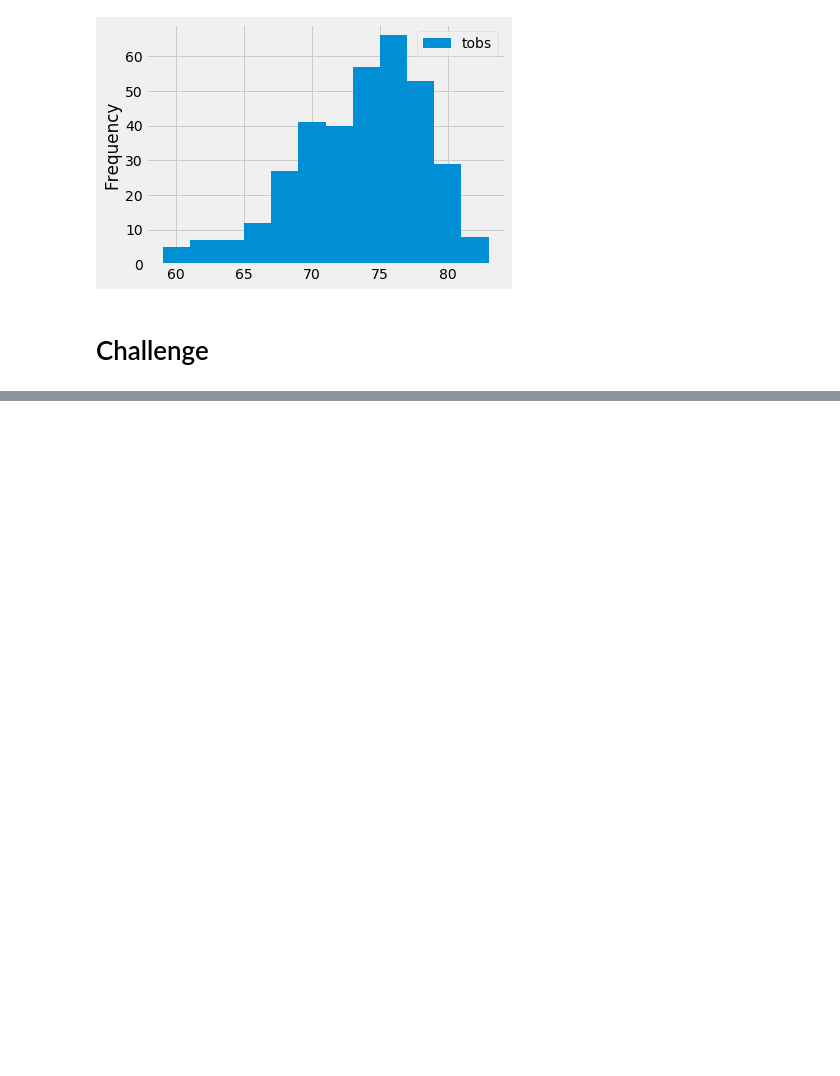
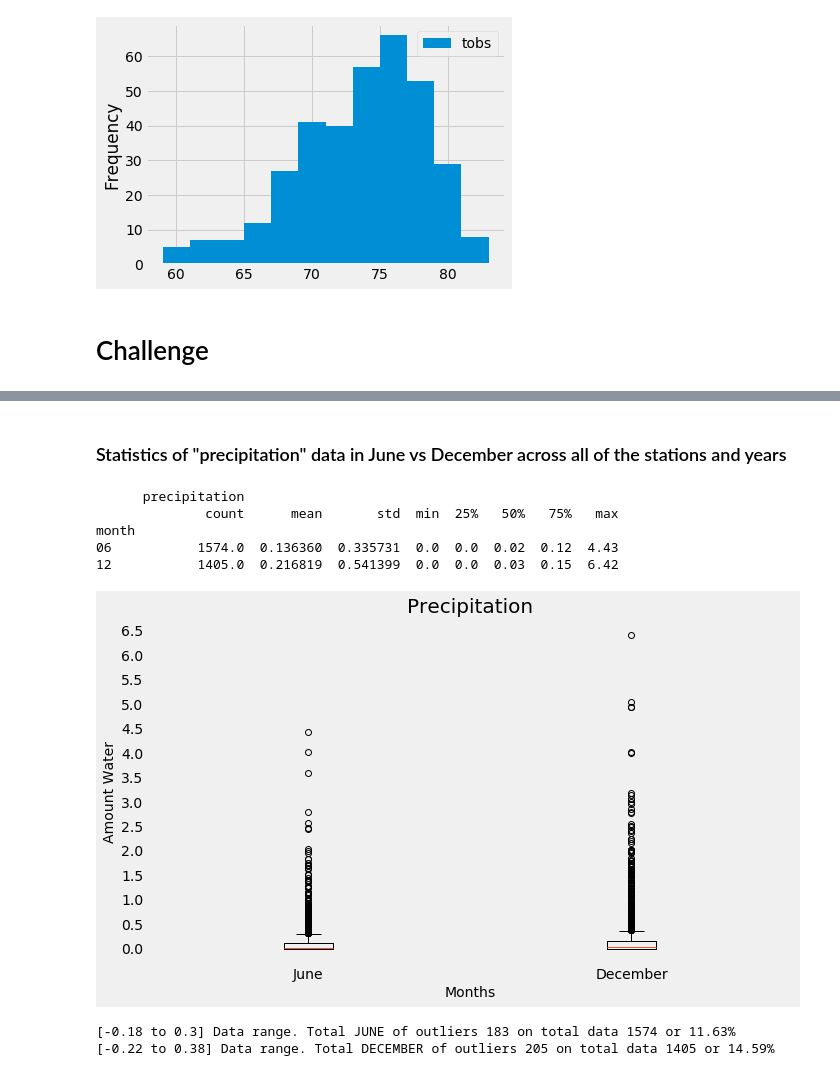
Before and after one commit to Khanguye/Surfs_up, a Jupyter notebook: climate_analysis.ipynb, the cells around one changed output, grey strips where cells are left out. Drawn from its saved outputs; the diff is of its cells as text; code cells hidden in the pictures; blank space fills up the shorter version.

```diff
--- a/climate_analysis.ipynb
+++ b/climate_analysis.ipynb
@@ -139,0 +146,9 @@ plt.tight_layout()
+# %%
+#Query the data from the SQLite DB
+#columns: date, station, precipitation, temperatures, month_year, month
+#month_year and month to make groupby easier while analyze data
+queryData = session.query(Measurement.date,Measurement.station,Measurement.prcp,Measurement.tobs, func.strftime("%m-%Y",Measurement.date), func.strftime("%m",Measurement.date) ).all()
+columnNames = ["date","station","precipitation","temperatures","month_year","month"]
+#load data into pandas dataframe to analyze
+measurement_df = pd.DataFrame(queryData, columns = columnNames)
+measurement_df
@@ -139,0 +209,55 @@ plt.tight_layout()
+# %% [markdown]
+### Statistics of "precipitation" data in June vs December across all of the stations and years
+# %%
+def printOutliers(data_series, name):
+    Q1 = data_series.quantile(0.25)
+    Q3 = data_series.quantile(0.75)
+    IQR = Q3-Q1
+    outlier_upper = Q3 + 1.5*(IQR)
+    outlier_lower = Q1 - 1.5*(IQR)
+    outlier_list = [x for x in list(data_series) if x > outlier_upper or x < outlier_lower ]
+    print(f"[{outlier_lower:.2f} to {outlier_upper:.2}] Data range. Total {name} of outliers {len(outlier_list)} on total data {len(data_series)} or {len(outlier_list)*100/len(data_series):.2f}%")
+# %%
+# Let get the dataframe of June and December precipitation
+Jun_Dec_Prcp_df = measurement_df[(measurement_df["month"] == "06") | (measurement_df["month"] == "12") ][["month","precipitation"]]
+# group data by month
+Jun_Dec_Prcp_df = Jun_Dec_Prcp_df.groupby("month")
+# statictis
+print(Jun_Dec_Prcp_df.describe())
+
+# box-and-whisker plots to find outliers
+
+# get series data of June and December and drop nan values
+june_prcp_ser =measurement_df[(measurement_df["month"] == "06")]["precipitation"].dropna()
+dec_prcp_ser = measurement_df[(measurement_df["month"] == "12")]["precipitation"].dropna()
+
+# Plot on the same graph.
+#set data
+data = [june_prcp_ser, dec_prcp_ser]
+#set labels
+x_labels = ["June", "December"]
+#format and plot
+fig, ax = plt.subplots(figsize=(10, 6))
+ax.set_title('Precipitation',fontsize=20)
+ax.set_ylabel('Amount Water',fontsize=14)
+ax.set_xlabel("Months",fontsize=14)
+ax.boxplot(data, labels=x_labels)
+ax.set_yticks(np.arange(0, 7, step=.5))
+ax.grid()
+plt.tight_layout()
+plt.show()
+
+#Find outliers
+#JUNE
+printOutliers(june_prcp_ser,"JUNE")
+#DECEMBER
+printOutliers(dec_prcp_ser,"DECEMBER")
+# %% [output]
+      precipitation
+              count      mean       std  min  25%   50%   75%   max
+month
+06           1574.0  0.136360  0.335731  0.0  0.0  0.02  0.12  4.43
+12           1405.0  0.216819  0.541399  0.0  0.0  0.03  0.15  6.42
+[figure, added]
+[-0.18 to 0.3] Data range. Total JUNE of outliers 183 on total data 1574 or 11.63%
+[-0.22 to 0.38] Data range. Total DECEMBER of outliers 205 on total data 1405 or 14.59%
```
Also changed, not shown: parts of 31 cells of this notebook, 14 other files.
